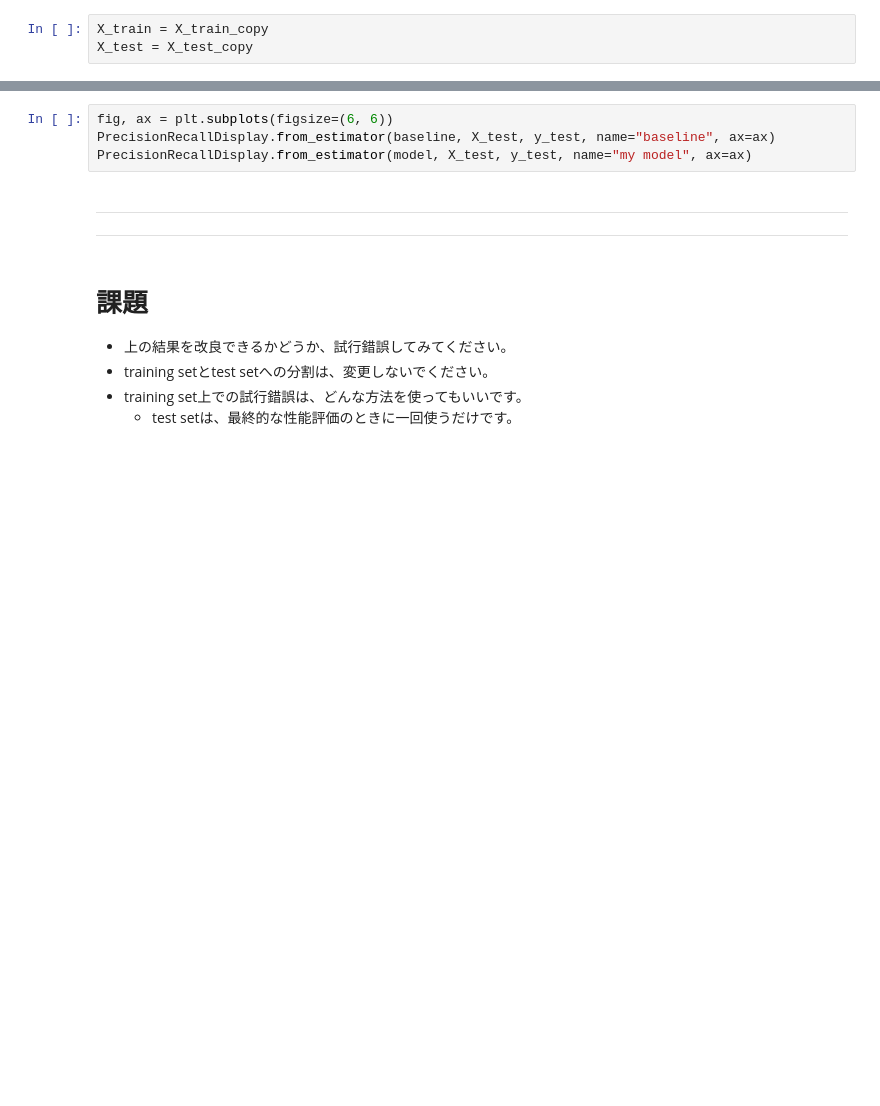
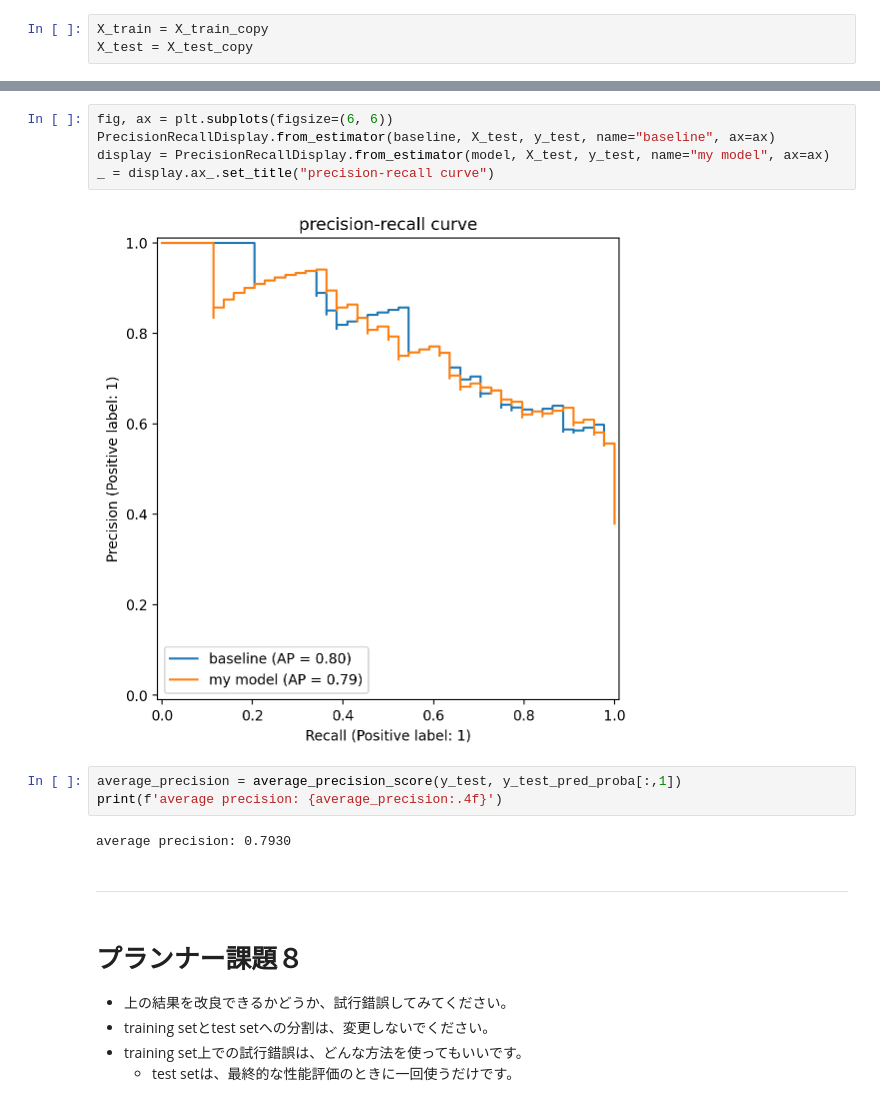
Before and after one commit to tomonari-masada/course2025-sml, a Jupyter notebook: 08_logistic_regression.ipynb, the cells around one changed output, grey strips where cells are left out. Cells and saved outputs as stored; diff of their text form; blank space fills up the shorter version.

```diff
--- a/08_logistic_regression.ipynb
+++ b/08_logistic_regression.ipynb
@@ -467,17 +700,22 @@ RocCurveDisplay.from_estimator(model, X_test, y_test, name="my model", ax=ax)
 # %%
 fig, ax = plt.subplots(figsize=(6, 6))
 PrecisionRecallDisplay.from_estimator(baseline, X_test, y_test, name="baseline", ax=ax)
-PrecisionRecallDisplay.from_estimator(model, X_test, y_test, name="my model", ax=ax)
+display = PrecisionRecallDisplay.from_estimator(model, X_test, y_test, name="my model", ax=ax)
+_ = display.ax_.set_title("precision-recall curve")
+# %% [output]
+[figure, added]
+# %%
+average_precision = average_precision_score(y_test, y_test_pred_proba[:,1])
+print(f'average precision: {average_precision:.4f}')
+# %% [output]
+average precision: 0.7930
 # %% [markdown]
-
-
----
 
 
 
 ---
 # %% [markdown]
-# 課題
+# プランナー課題８
 * 上の結果を改良できるかどうか、試行錯誤してみてください。
 * training setとtest setへの分割は、変更しないでください。
 * training set上での試行錯誤は、どんな方法を使ってもいいです。
```
Also changed, not shown: parts of 49 cells of this notebook.
